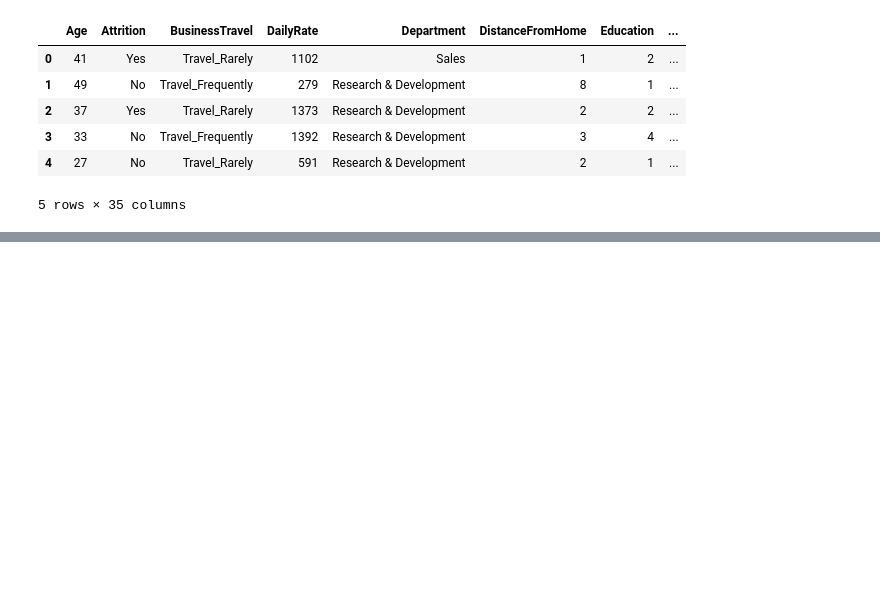
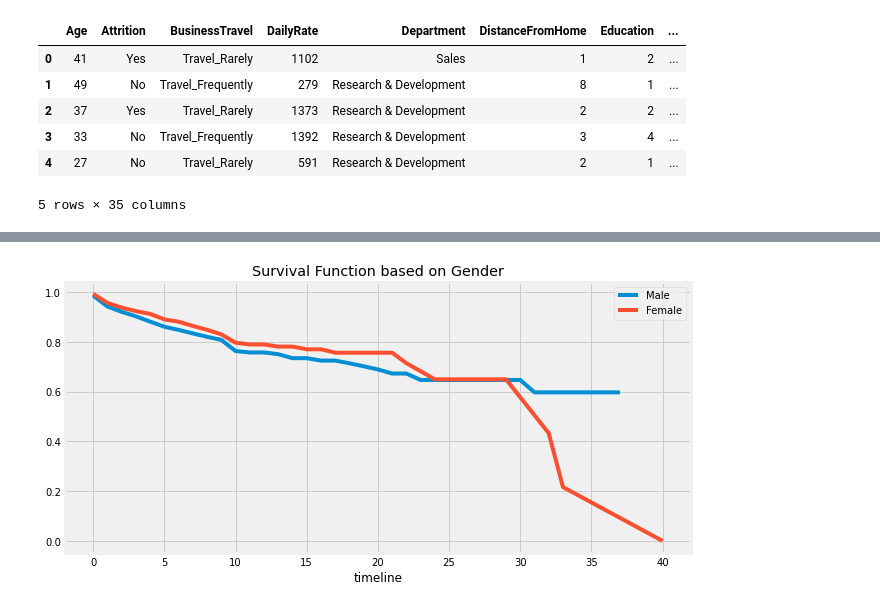
Before and after one commit to firasbrinsi1998/Employee-Attrition-using-Survival-Analysis, a Jupyter notebook: Employee-Attrition-using-Survival-Analysis.ipynb, the cells around one changed output, grey strips where cells are left out. Cells and saved outputs as stored; diff of their text form; code cells hidden in the pictures; blank space fills up the shorter version.

```diff
--- a/Employee-Attrition-using-Survival-Analysis.ipynb
+++ b/Employee-Attrition-using-Survival-Analysis.ipynb
@@ -120,0 +184,17 @@ Name: Attrition, dtype: int64
+# %%
+#Gender
+
+female = (df['Gender'] == 'Female')
+male = (df['Gender'] == 'Male')
+
+kmf = KaplanMeierFitter()
+ax = plt.subplot()
+
+kmf.fit(durations=df[male]['YearsAtCompany'], event_observed=df[male]['Attrition'], label='Male')
+kmf.survival_function_.plot(figsize=(10,5), ax=ax)
+kmf.fit(durations=df[female]['YearsAtCompany'], event_observed=df[female]['Attrition'], label='Female')
+kmf.survival_function_.plot(figsize=(10,5), ax=ax)
+plt.title('Survival Function based on Gender')
+plt.show();
+# %% [output]
+[figure, added]
```
Also changed, not shown: parts of 23 cells of this notebook.
